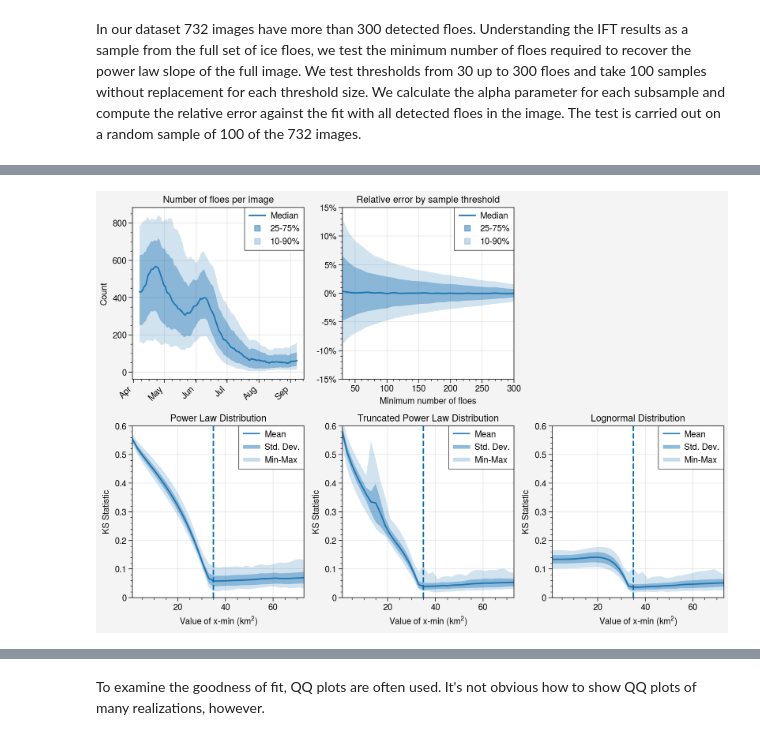
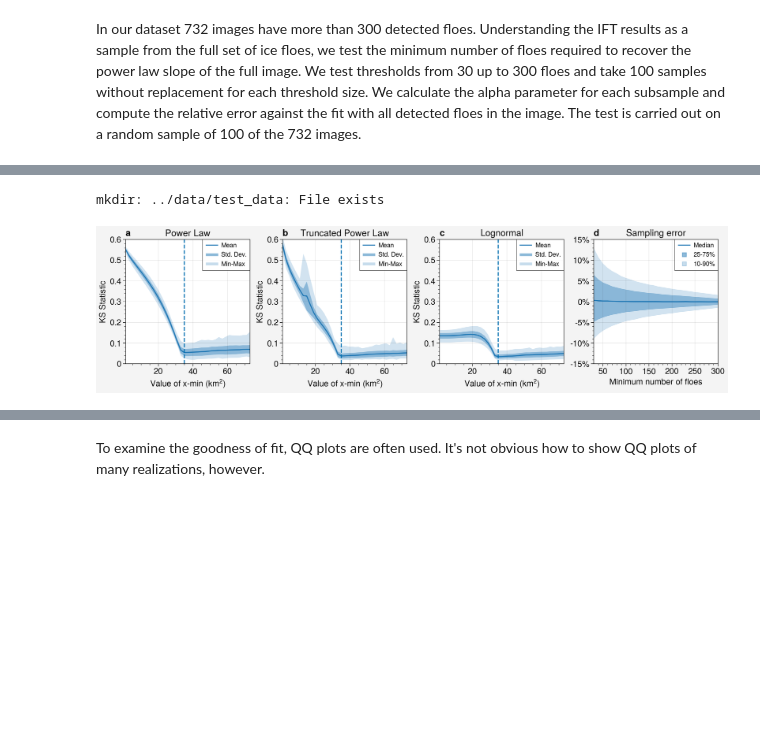
Before and after one commit to danielmwatkins/miz_scales_of_motion, a Jupyter notebook: notebooks/floe_size_distribution.ipynb, the cells around one changed output, grey strips where cells are left out. Cells and saved outputs as stored; diff of their text form; code cells hidden in the pictures; blank space fills up the shorter version.

```diff
--- a/notebooks/floe_size_distribution.ipynb
+++ b/notebooks/floe_size_distribution.ipynb
@@ -172,7 +186,7 @@ Wall time: 3min 20s
 # %%
 large_groups = df.groupby('datetime').filter(lambda x: len(x) > 300)
 dates = np.unique(large_groups['datetime'])
-sample = np.random.choice(dates, 100)
+sample = np.random.choice(dates, 500)
 # %% [markdown]
 In our dataset 732 images have more than 300 detected floes. Understanding the IFT results as a sample from the full set of ice floes, we test the minimum number of floes required to recover the power law slope of the full image. We test thresholds from 30 up to 300 floes and take 100 samples without replacement for each threshold size. We calculate the alpha parameter for each subsample and compute the relative error against the fit with all detected floes in the image. The test is carried out on a random sample of 100 of the 732 images.
 # %%
@@ -192,9 +206,7 @@ xmin = 35
 for threshold in thresholds:
     print(threshold)
     relative_error[threshold] = []
-    count=0
     for date in sample:
-        count += 1
         sample_group = large_groups.loc[large_groups.datetime == date]
         area = sample_group.area_adj_km
         fit = powerlaw.Fit(area, xmin=xmin)
@@ -204,7 +216,5 @@ for threshold in thresholds:
             area_resamp = sample_group.sample(threshold).area_adj_km
             fit = powerlaw.Fit(area_resamp, xmin=xmin)
             relative_error[threshold].append((fit.power_law.alpha - alpha) / alpha)
-        if (count % 50) == 0:
-            print(count)
 # %% [output]
 30
@@ -231,47 +249,43 @@ test_ln = pd.DataFrame(results_ln, index=date_sample)
+# %%
+test_tpl = pd.read_csv('../data/test_data/ks_data_tpl.csv', index_col=0)
+test_pl = pd.read_csv('../data/test_data/ks_data_pl.csv', index_col=0)
+test_ln = pd.read_csv('../data/test_data/ks_data_ln.csv', index_col=0)
+# %% [output]
+mkdir: ../data/test_data: File exists
+# %%
+relative_error = pd.read_csv('../data/test_data/relative_error_pl_alpha.csv', index_col=0)
+relative_error.columns = relative_error.columns.astype(int)
 # %%
-fig, axs = pplt.subplots(ncols=3, nrows=2, sharex=False, sharey=False)
+fig, axs = pplt.subplots(ncols=4, nrows=1, sharex=False, sharey=False)
 
-count_range = df.groupby(['year', 'doy']).count().pivot_table(index='year',
-                                                              columns='doy',
-                                                              values='datetime').quantile(
-                                                              [0.1, 0.25, 0.5, 0.75, 0.9], axis=0)
-smoothed_count_range = count_range.T.rolling(15, center=True).mean()
-ax = axs[0,0]
-ax.plot(smoothed_count_range[0.5], color='tab:blue',
-        shadedata=[smoothed_count_range[0.25],
-                   smoothed_count_range[0.75]],
-       fadedata=[smoothed_count_range[0.1],
-                 smoothed_count_range[0.9]])
-dr = pd.date_range('2020-04-01', '2020-09-01', freq='1MS')
-ax.format(xlocator=dr.dayofyear, xformatter=[d.strftime('%b') for d in dr], xrotation=45,
-          ylabel='Count', xlabel='', title='Number of floes per image')
+for ax, data, title in zip(axs, [test_pl, test_tpl, test_ln], ['Power Law', 'Truncated Power Law', 'Lognormal']):
+    ax.plot(data.mean(axis=0), shadedata=data.std(axis=0), fadedata=[data.min(axis=0), data.max(axis=0)], label='Mean', color='tab:blue')
+    ax.plot([],[], lw=4, alpha=0.5, label='Std. Dev.', color='tab:blue')
+    ax.plot([],[], lw=4, alpha=0.25, label='Min-Max', color='tab:blue')
+    ax.format(xlabel='Value of x-min (km$^2$)', ylabel='KS Statistic', title='{t}'.format(t=title), ylim=(0, 0.6))
+    ax.legend(loc='ur', ncols=1)
+    ax.axvline(35, ls='--')
+axs.format(abc=False)
 
-ax = axs[0,1]
-ax.plot(pd.DataFrame(relative_error).median(axis=0), shadedata=[pd.DataFrame(relative_error).quantile(0.25, axis=0),
-                                                                pd.DataFrame(relative_error).quantile(0.75, axis=0)],
-        fadedata=[pd.DataFrame(relative_error).quantile(0.1, axis=0),
-                                                                pd.DataFrame(relative_error).quantile(0.9, axis=0)], color='tab:blue')
+ax = axs[3]
+ax.plot(relative_error.median(axis=0),
+        shadedata=[relative_error.quantile(0.25, axis=0),
+                   relative_error.quantile(0.75, axis=0)],
+        fadedata=[relative_error.quantile(0.1, axis=0),
+                  relative_error.quantile(0.9, axis=0)], color='tab:blue')
 ax.format(ylocator=[-0.15, -0.1, -0.05, 0, 0.05, 0.1, 0.15], ylim=(-0.15, 0.15),
           yformatter=['-15%', '-10%', '-5%', '0%', '5%', '10%', '15%'], xlabel='Minimum number of floes')
-ax.format(title='Relative error by sample threshold')
-axs[0,2].axis("off")
+ax.format(title='Sampling error')
+
 
 h = []
 for alpha, ls, m in zip([1, 0.5, 0.25], ['-', '', ''], ['', 's', 's']):
     h.append(ax.plot([],[],color='tab:blue', alpha=alpha, ls=ls, m=m))
-axs[0,0].legend(h, ['Median', '25-75%', '10-90%'], ncols=1, loc='ur')
-axs[0,1].legend(h, ['Median', '25-75%', '10-90%'], ncols=1, loc='ur')
+axs[3].legend(h, ['Median', '25-75%', '10-90%'], ncols=1, loc='ur')
+axs[3].legend(h, ['Median', '25-75%', '10-90%'], ncols=1, loc='ur')
 
-for ax, data, title in zip(axs[1,:], [test_pl, test_tpl, test_ln], ['Power Law', 'Truncated Power Law', 'Lognormal']):
-    ax.plot(data.mean(axis=0), shadedata=data.std(axis=0), fadedata=[data.min(axis=0), data.max(axis=0)], label='Mean', color='tab:blue')
-    ax.plot([],[], lw=4, alpha=0.5, label='Std. Dev.', color='tab:blue')
-    ax.plot([],[], lw=4, alpha=0.25, label='Min-Max', color='tab:blue')
-    ax.format(xlabel='Value of x-min (km$^2$)', ylabel='KS Statistic', title='{t} Distribution'.format(t=title), ylim=(0, 0.6))
-    ax.legend(loc='ur', ncols=1)
-    ax.axvline(35, ls='--')
-axs.format(abc=False)
-
-# fig.save('../figures/fig04_fsd_setup_figures.pdf', dpi=300)
-# fig.save('../figures/fig04_fsd_setup_figures.png', dpi=300)
+axs.format(abc=True, fontsize=12)
+# fig.save('../figures/fig03_fsd_setup_figures.pdf', dpi=300)
+# fig.save('../figures/fig03_fsd_setup_figures.png', dpi=300)
 # %% [output]
-[figure, old version]
+[figure, new version]
```
Also changed, not shown: parts of 45 cells of this notebook, 21 other files.
